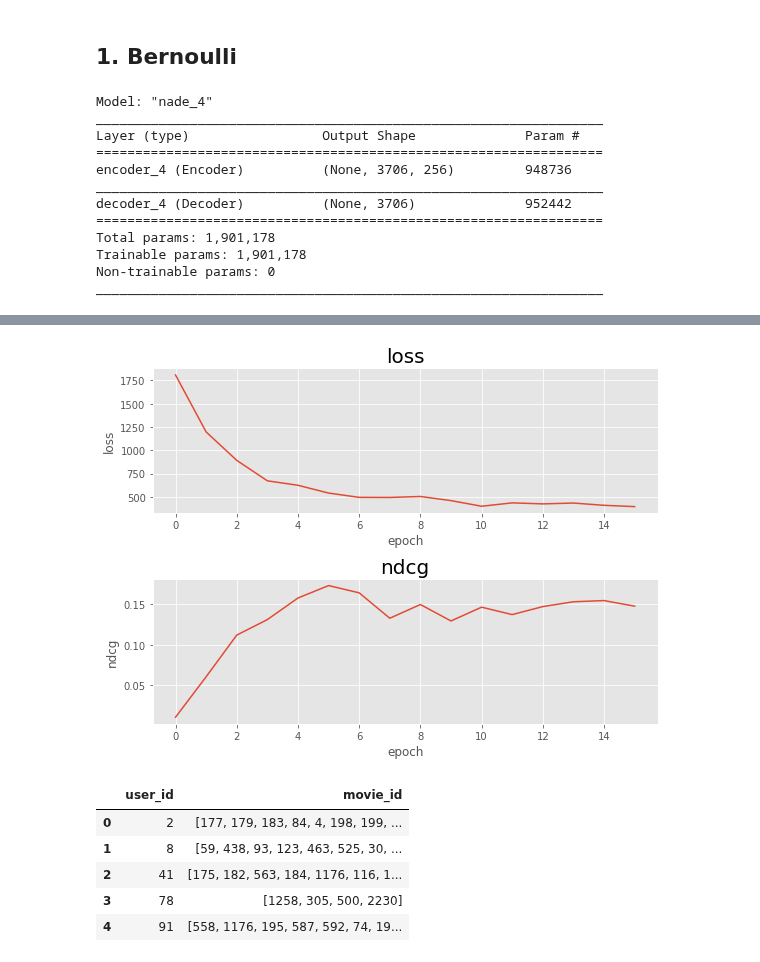
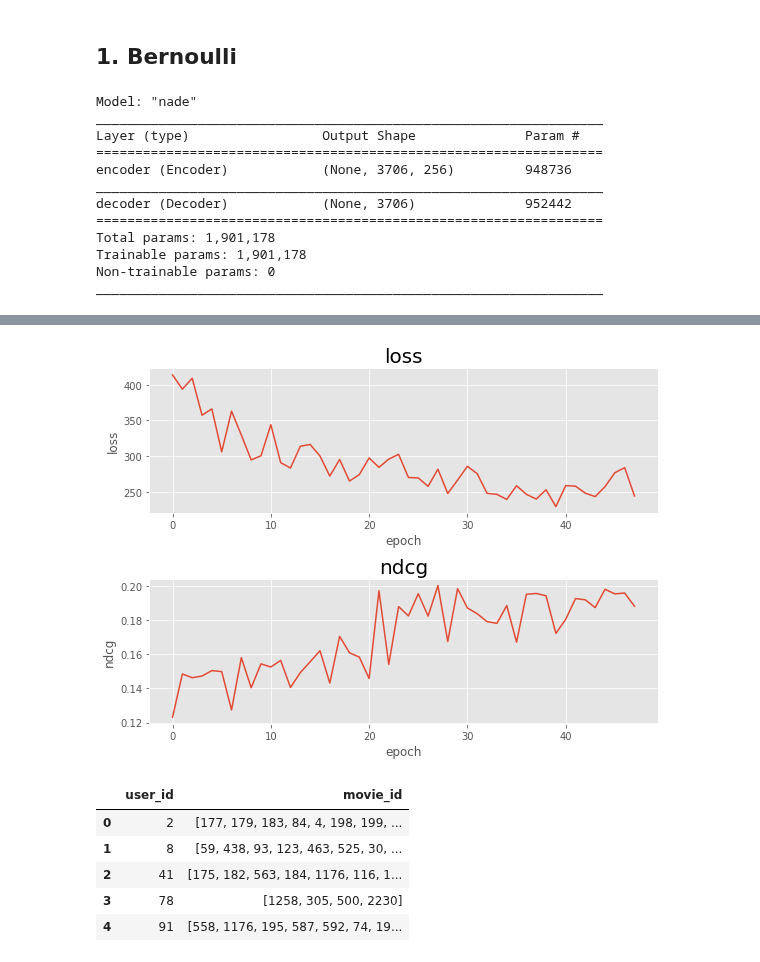
Before and after one commit to ivoryRabbit/RecSys, a Jupyter notebook: 6_NADE.ipynb, the cells around one changed output, grey strips where cells are left out. Cells and saved outputs as stored; diff of their text form; code cells hidden in the pictures.

```diff
--- a/6_NADE.ipynb
+++ b/6_NADE.ipynb
@@ -88,7 +88,6 @@ print(f'# of item = {n_item}')
 # of user = 6040
 # of item = 3706
 # %%
-ratings = ratings.sort_values(['user_id', 'timestamp'])
 ratings = ratings.assign(
     user_id = ratings.user_id.map(user_idx_map),
     movie_id = ratings.movie_id.map(item_idx_map)
@@ -285,7 +279,6 @@ class NADE(tf.keras.models.Model):
 
         self.input_dim = input_dim
         self.latent_dim = latent_dim
-        self.beta = 0.01
 
         self.encoder = Encoder(self.latent_dim)
         self.decoder = Decoder(self.input_dim)
@@ -301,8 +294,8 @@ class NADE(tf.keras.models.Model):
         with tf.GradientTape() as tape:
             outputs = self(inputs)
             loss = self.loss(inputs, outputs)
-        gradients = tape.gradient(loss, self.trainable_variables)
-        self.optimizer.apply_gradients(zip(gradients, self.trainable_variables))
+        grad = tape.gradient(loss, self.trainable_variables)
+        self.optimizer.apply_gradients(zip(grad, self.trainable_variables))
         return {'loss': loss}
 
     def test_step(self, data):
@@ -340,17 +333,17 @@ validation_steps = valid.user_id.nunique() // batch_size + 1
 ## 1. Bernoulli
 # %%
 model = NADE(n_item, 256)
-model.compile(optimizer = Adam(lr = 1e-4), loss = binary_cross_entropy)
+model.compile(optimizer = Adam(lr = 1e-3), loss = binary_cross_entropy)
 
 model.summary()
 # %% [output]
-Model: "nade_4"
+Model: "nade"
 _________________________________________________________________
 Layer (type)                 Output Shape              Param #
 =================================================================
-encoder_4 (Encoder)          (None, 3706, 256)         948736
+encoder (Encoder)            (None, 3706, 256)         948736
 _________________________________________________________________
-decoder_4 (Decoder)          (None, 3706)              952442
+decoder (Decoder)            (None, 3706)              952442
 =================================================================
 Total params: 1,901,178
 Trainable params: 1,901,178
@@ -358,7 +351,7 @@ Non-trainable params: 0
 _________________________________________________________________
 # %%
 %%time
-early_stopping = EarlyStopping(monitor = 'val_ndcg', mode = 'max', verbose = 1, patience = epochs // 10)
+early_stopping = EarlyStopping(monitor = 'val_ndcg', mode = 'max', verbose = 1, patience = epochs // 5)
 model_checkpoint = ModelCheckpoint('NADE-CF.h5', monitor = 'val_ndcg', mode = 'max', save_best_only = True)
 
 hist = model.fit(x = train_gen, validation_data = valid_gen, epochs = epochs,
@@ -386,4 +379,4 @@ Wall time: 1min 1s
-[figure, old version]
+[figure, new version]
 # %%
 def test_predictor(query: pd.DataFrame,
                    model: Callable,
```
Also changed, not shown: parts of 8 cells of this notebook.
